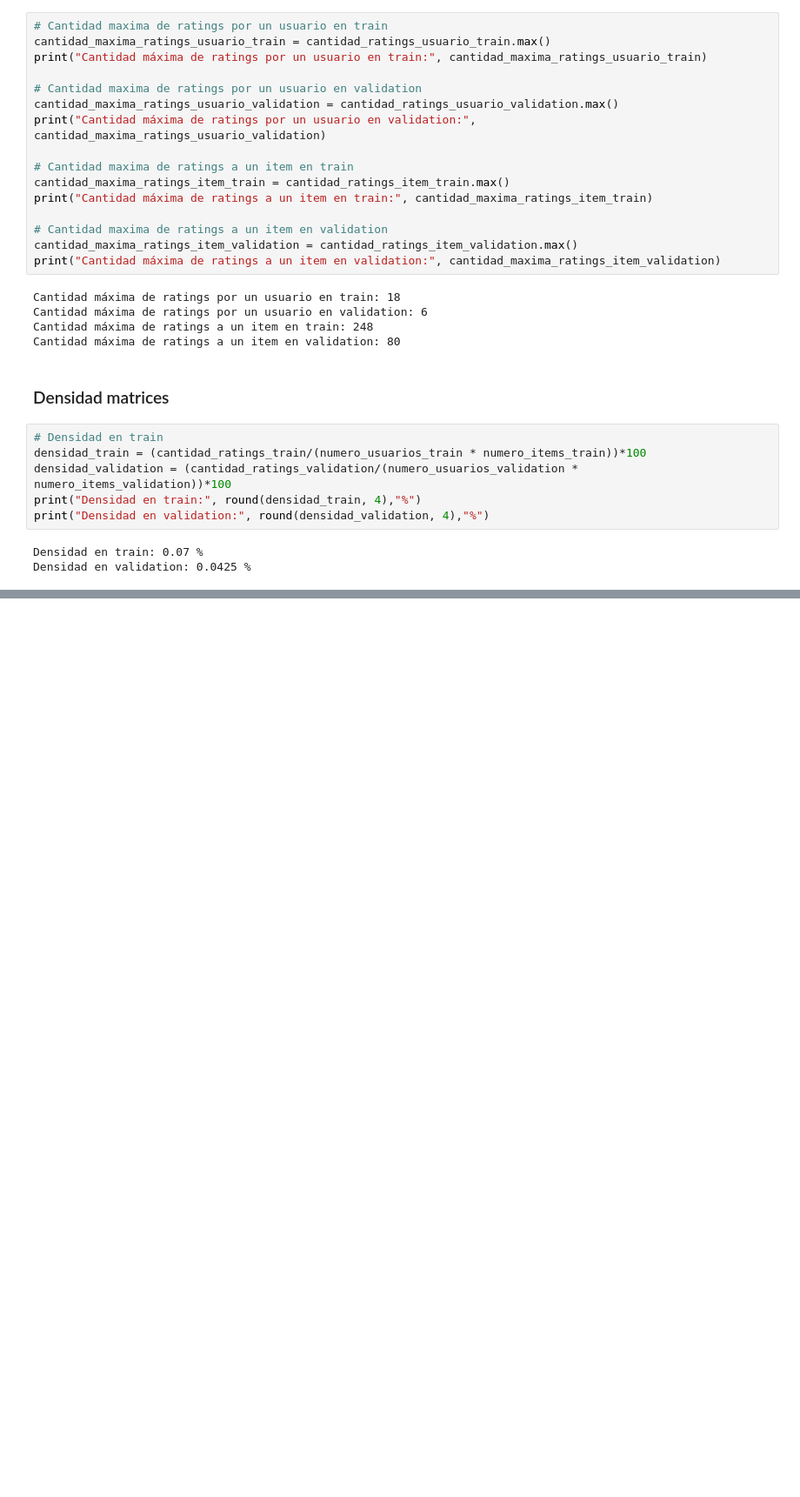
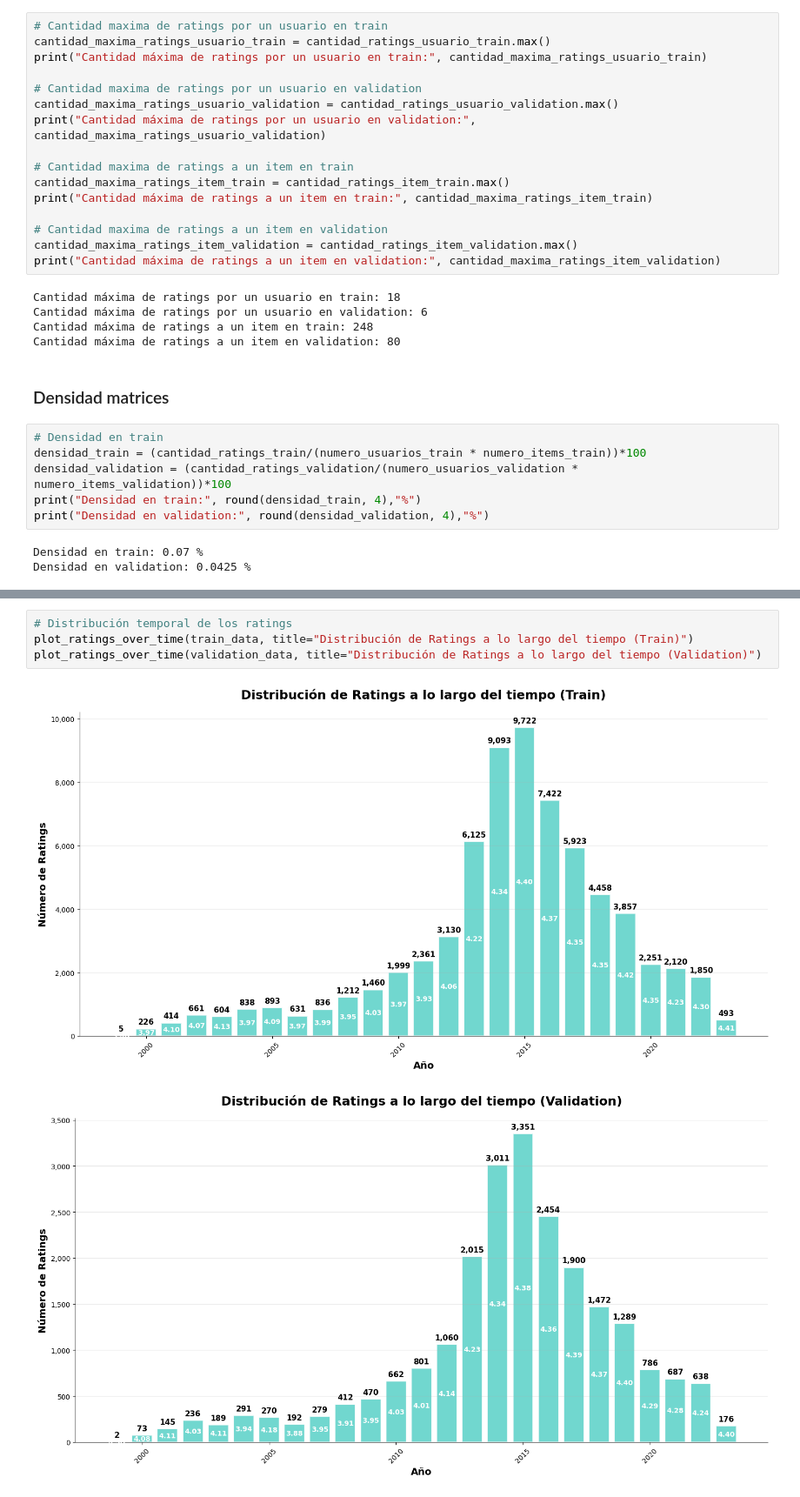
Before and after one commit to franfonte/T1_SR, a Jupyter notebook: analisis_datos.ipynb, the cells around one changed output, grey strips where cells are left out. Shown at 87% size. Saved outputs shown, nothing was run; the diff lists cells and outputs as text; blank space fills up the shorter version.

```diff
--- a/analisis_datos.ipynb
+++ b/analisis_datos.ipynb
@@ -197,0 +541,7 @@ plt.show()
+# %%
+# Distribución temporal de los ratings
+plot_ratings_over_time(train_data, title="Distribución de Ratings a lo largo del tiempo (Train)")
+plot_ratings_over_time(validation_data, title="Distribución de Ratings a lo largo del tiempo (Validation)")
+# %% [output]
+[figure, added]
+[figure, added]
```
Also changed, not shown: parts of 8 cells of this notebook.
